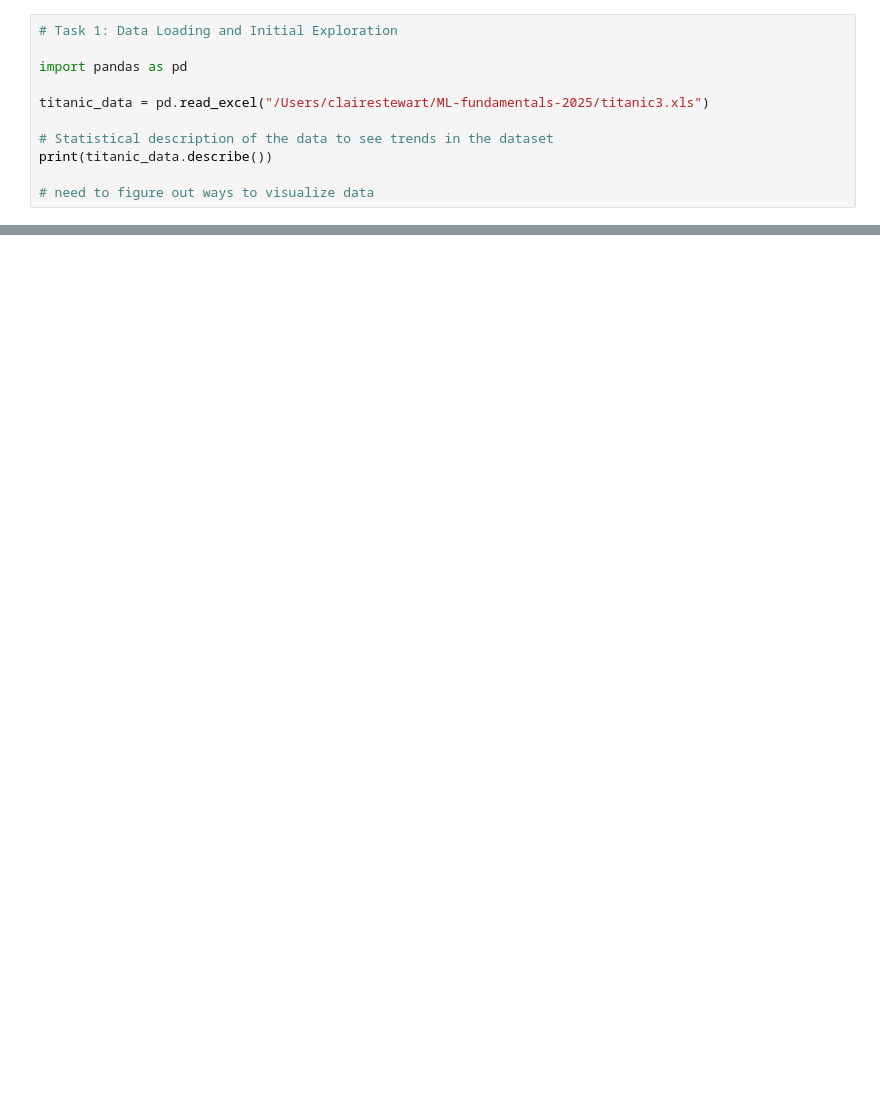
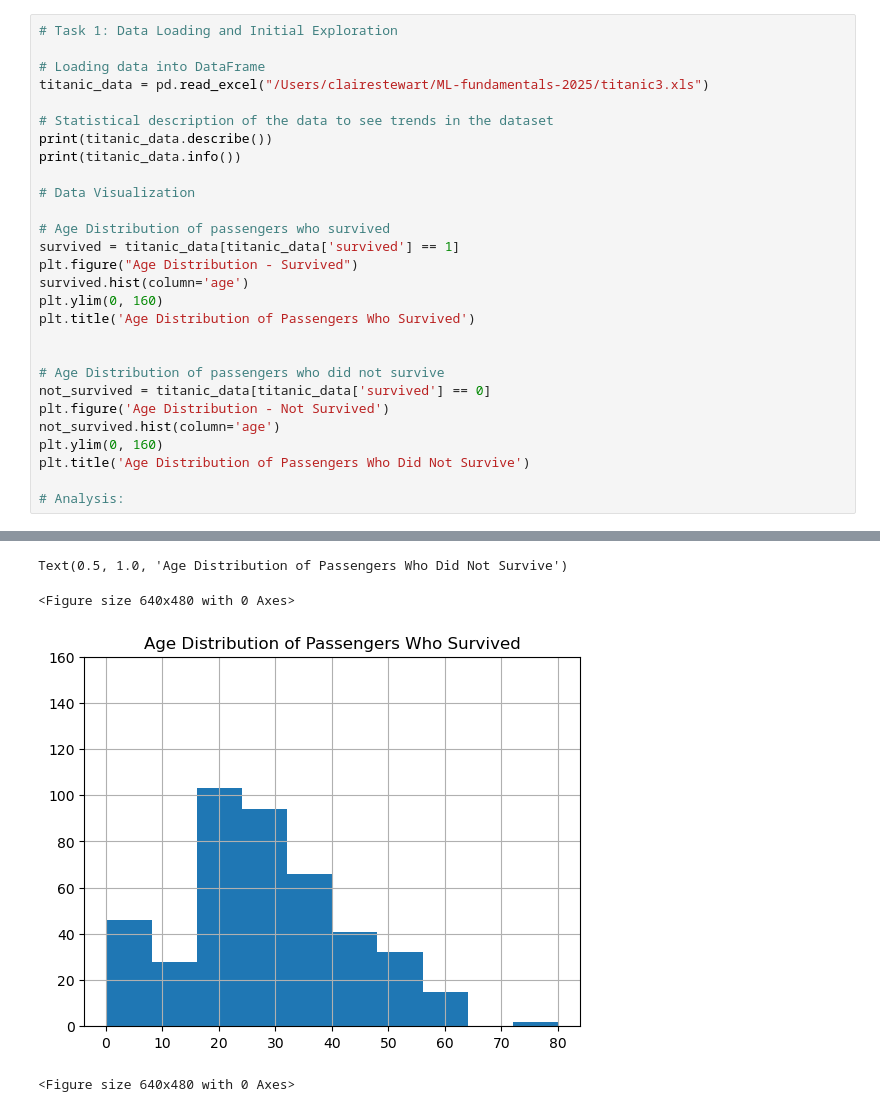
Before and after one commit to clairestewart03/ML-fundamentals-2025, a Jupyter notebook: assignment_1_claire_stewart.ipynb, the cells around one changed output, grey strips where cells are left out. Drawn from its saved outputs; the diff is of its cells as text; blank space fills up the shorter version.

```diff
--- a/assignment_1_claire_stewart.ipynb
+++ b/assignment_1_claire_stewart.ipynb
@@ -1,14 +15,31 @@
 # %%
 # Task 1: Data Loading and Initial Exploration
 
-import pandas as pd
-
+# Loading data into DataFrame
 titanic_data = pd.read_excel("/Users/clairestewart/ML-fundamentals-2025/titanic3.xls")
 
 # Statistical description of the data to see trends in the dataset
 print(titanic_data.describe())
+print(titanic_data.info())
 
-# need to figure out ways to visualize data
+# Data Visualization
+
+# Age Distribution of passengers who survived
+survived = titanic_data[titanic_data['survived'] == 1]
+plt.figure("Age Distribution - Survived")
+survived.hist(column='age')
+plt.ylim(0, 160)
+plt.title('Age Distribution of Passengers Who Survived')
+
+
+# Age Distribution of passengers who did not survive
+not_survived = titanic_data[titanic_data['survived'] == 0]
+plt.figure('Age Distribution - Not Survived')
+not_survived.hist(column='age')
+plt.ylim(0, 160)
+plt.title('Age Distribution of Passengers Who Did Not Survive')
+
+# Analysis:
 # %% [output]
             pclass     survived          age        sibsp        parch  \
 count  1309.000000  1309.000000  1046.000000  1309.000000  1309.000000
@@ -31,0 +61,4 @@ max     512.329200  328.000000
+Text(0.5, 1.0, 'Age Distribution of Passengers Who Did Not Survive')
+<Figure size 640x480 with 0 Axes>
+[figure, added]
+<Figure size 640x480 with 0 Axes>
```
Also changed, not shown: parts of 10 cells of this notebook.
